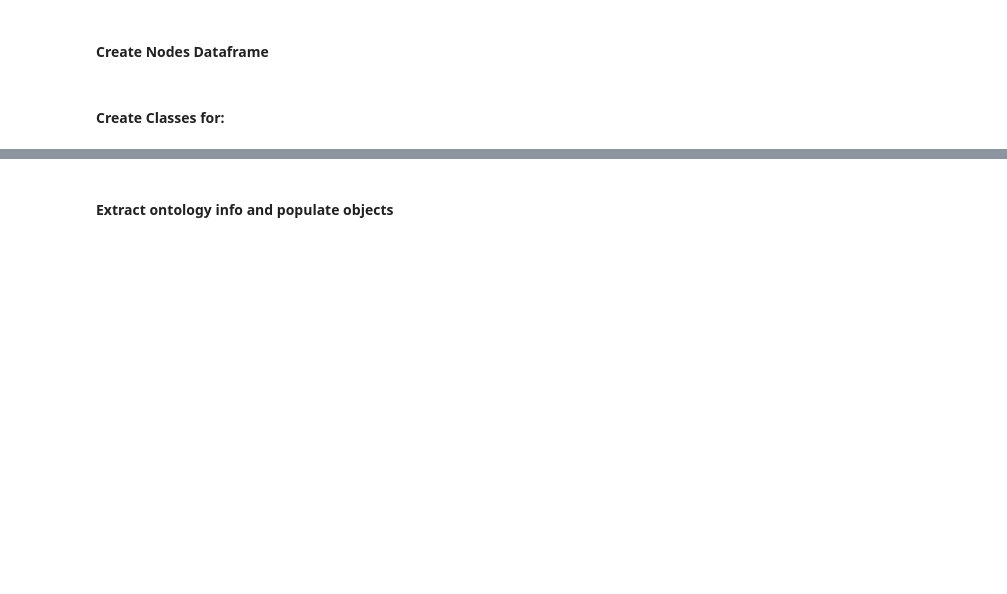
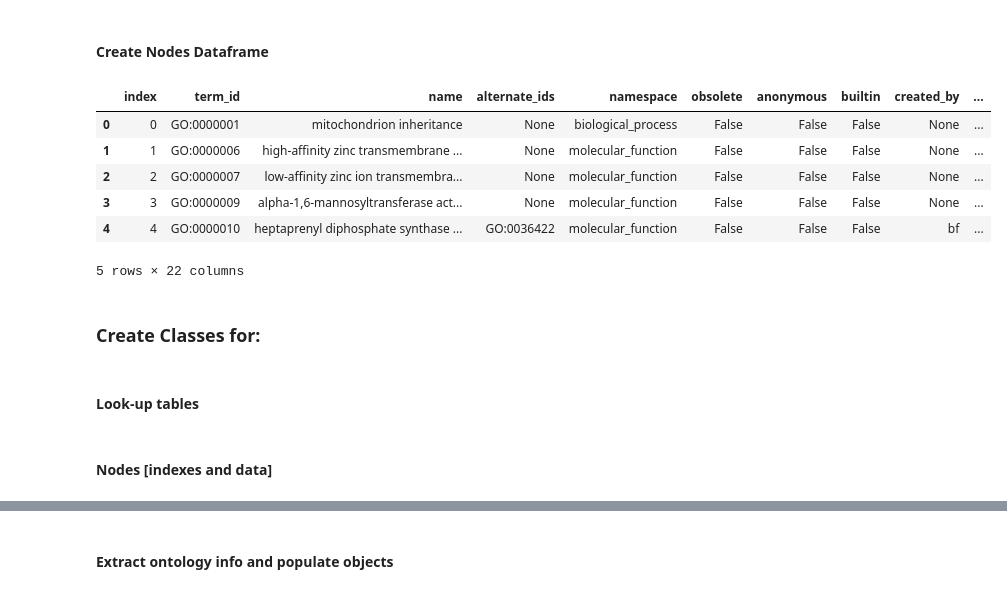
Before and after one commit to saezlab/ontograph, a Jupyter notebook: notebooks/graphblas_usecase_1.ipynb, the cells around one changed output, grey strips where cells are left out. Cells and saved outputs as stored; diff of their text form; code cells hidden in the pictures; blank space fills up the shorter version.

```diff
--- a/notebooks/graphblas_usecase_1.ipynb
+++ b/notebooks/graphblas_usecase_1.ipynb
@@ -137,5 +137,19 @@ def create_nodes_dataframe(terms, include_obsolete=False):
     df.insert(0, 'index', range(len(df)))
 
     return df
+# %%
+df = create_nodes_dataframe(go_ontology.terms())
+# %%
+df.head()
+# %% [output]
+|  | index | term_id | name | alternate_ids | namespace | obsolete | anonymous | builtin | created_by | ... |
+| 0 | 0 | GO:0000001 | mitochondrion inheritance | None | biological_process | False | False | False | None | ... |
+| 1 | 1 | GO:0000006 | high-affinity zinc transmembrane ... | None | molecular_function | False | False | False | None | ... |
+| 2 | 2 | GO:0000007 | low-affinity zinc ion transmembra... | None | molecular_function | False | False | False | None | ... |
+| 3 | 3 | GO:0000009 | alpha-1,6-mannosyltransferase act... | None | molecular_function | False | False | False | None | ... |
+| 4 | 4 | GO:0000010 | heptaprenyl diphosphate synthase ... | GO:0036422 | molecular_function | False | False | False | bf | ... |
+5 rows × 22 columns
 # %% [markdown]
-#### Create Classes for:
+### Create Classes for:
+# %% [markdown]
+#### Look-up tables
@@ -141,0 +206,2 @@ def create_nodes_dataframe(terms, include_obsolete=False):
+# %% [markdown]
+#### Nodes [indexes and data]
```
Also changed, not shown: parts of 11 cells of this notebook, 10 other files.
